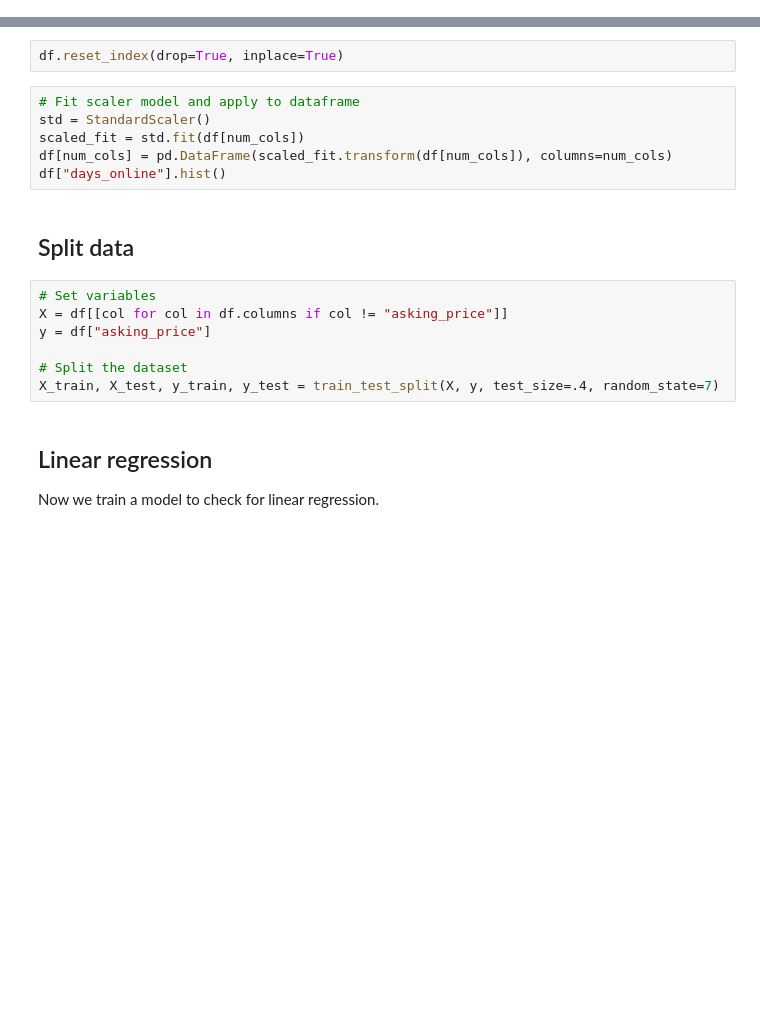
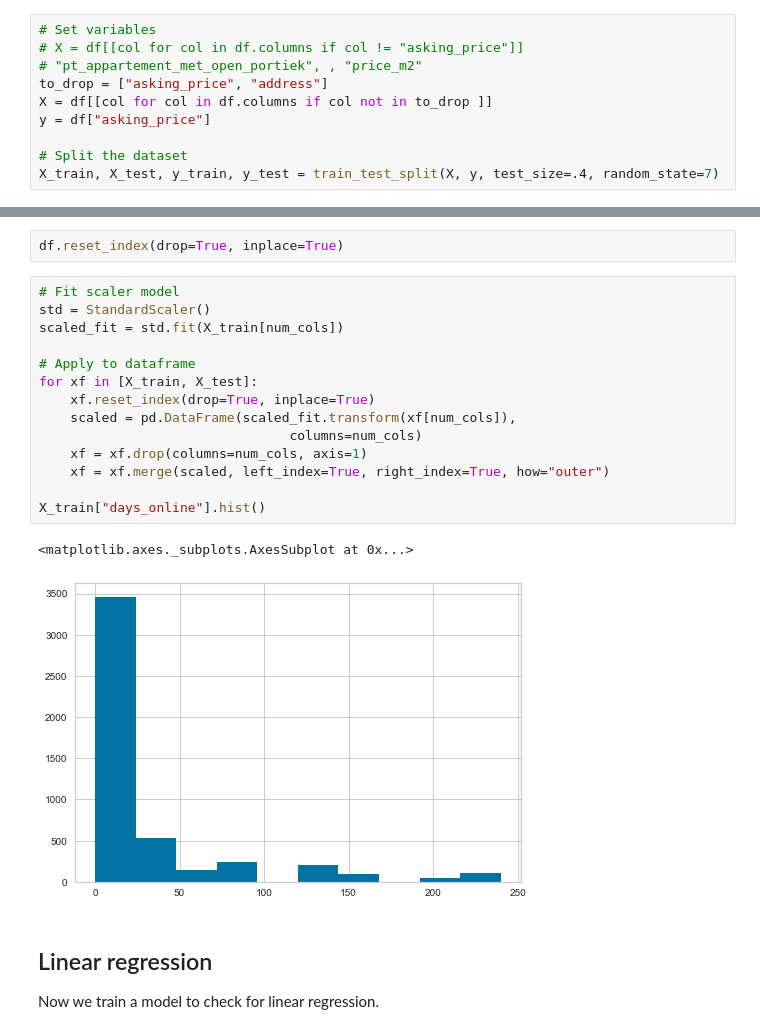
Before and after one commit to therinz/dutch-housing, a Jupyter notebook: notebooks/explore_data.ipynb, the cells around one changed output, grey strips where cells are left out. Saved outputs shown, nothing was run; the diff lists cells and outputs as text; blank space fills up the shorter version.

Commit message:
move scaling after split

```diff
--- a/notebooks/explore_data.ipynb
+++ b/notebooks/explore_data.ipynb
@@ -72 +140,11 @@ num_cols = [col for col in df.columns
+# %%
+# Set variables
+# X = df[[col for col in df.columns if col != "asking_price"]]
+# "pt_appartement_met_open_portiek", , "price_m2"
+to_drop = ["asking_price", "address"]
+X = df[[col for col in df.columns if col not in to_drop ]]
+y = df["asking_price"]
+
+# Split the dataset
+X_train, X_test, y_train, y_test = train_test_split(X, y, test_size=.4, random_state=7)
 # %%
@@ -74,20 +155,22 @@ df["days_online"].hist();
 # %%
 df.reset_index(drop=True, inplace=True)
 # %%
-# Fit scaler model and apply to dataframe
+# Fit scaler model
 std = StandardScaler()
-scaled_fit = std.fit(df[num_cols])
-df[num_cols] = pd.DataFrame(scaled_fit.transform(df[num_cols]), columns=num_cols)
-df["days_online"].hist()
+scaled_fit = std.fit(X_train[num_cols])
+
+# Apply to dataframe
+for xf in [X_train, X_test]:
+    xf.reset_index(drop=True, inplace=True)
+    scaled = pd.DataFrame(scaled_fit.transform(xf[num_cols]),
+                                columns=num_cols)
+    xf = xf.drop(columns=num_cols, axis=1)
+    xf = xf.merge(scaled, left_index=True, right_index=True, how="outer")
+
+X_train["days_online"].hist()
+# %% [output]
+<matplotlib.axes._subplots.AxesSubplot at 0x...>
+[figure, added]
-# %% [markdown]
-## Split data
-# %%
-# Set variables
-X = df[[col for col in df.columns if col != "asking_price"]]
-y = df["asking_price"]
-
-# Split the dataset
-X_train, X_test, y_train, y_test = train_test_split(X, y, test_size=.4, random_state=7)
 # %% [markdown]
 ## Linear regression
 Now we train a model to check for linear regression.
```
Also changed, not shown: parts of 21 cells of this notebook, 5 other files.
